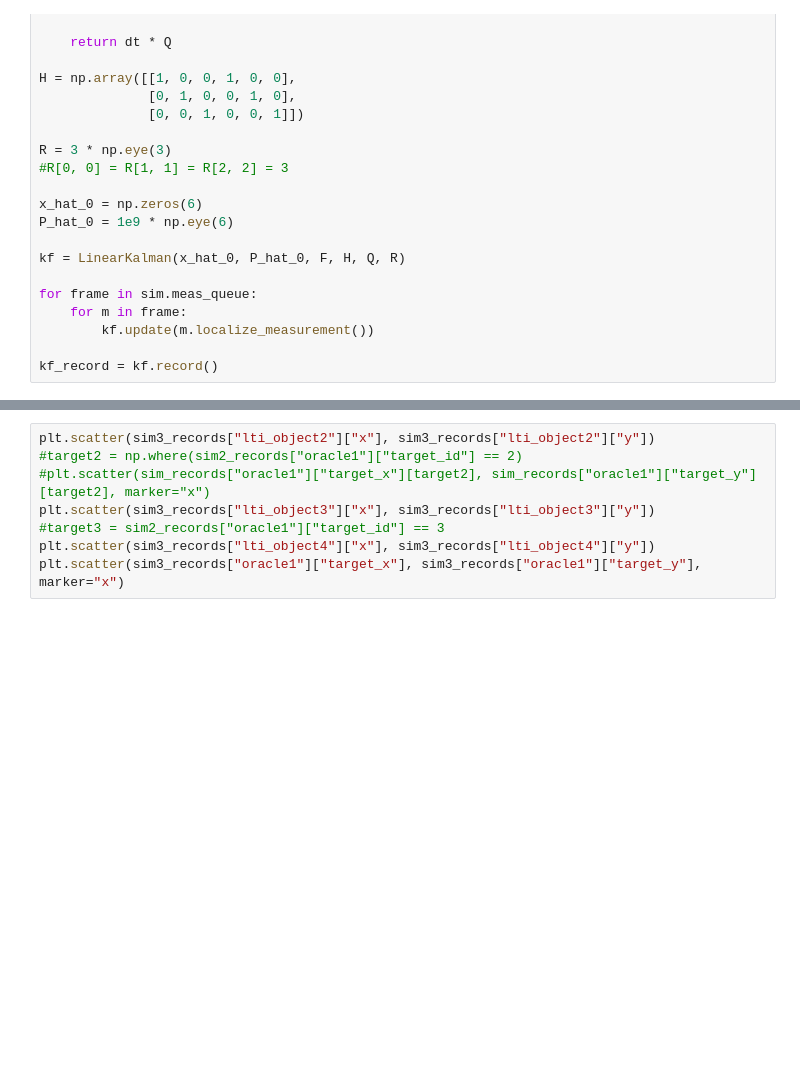
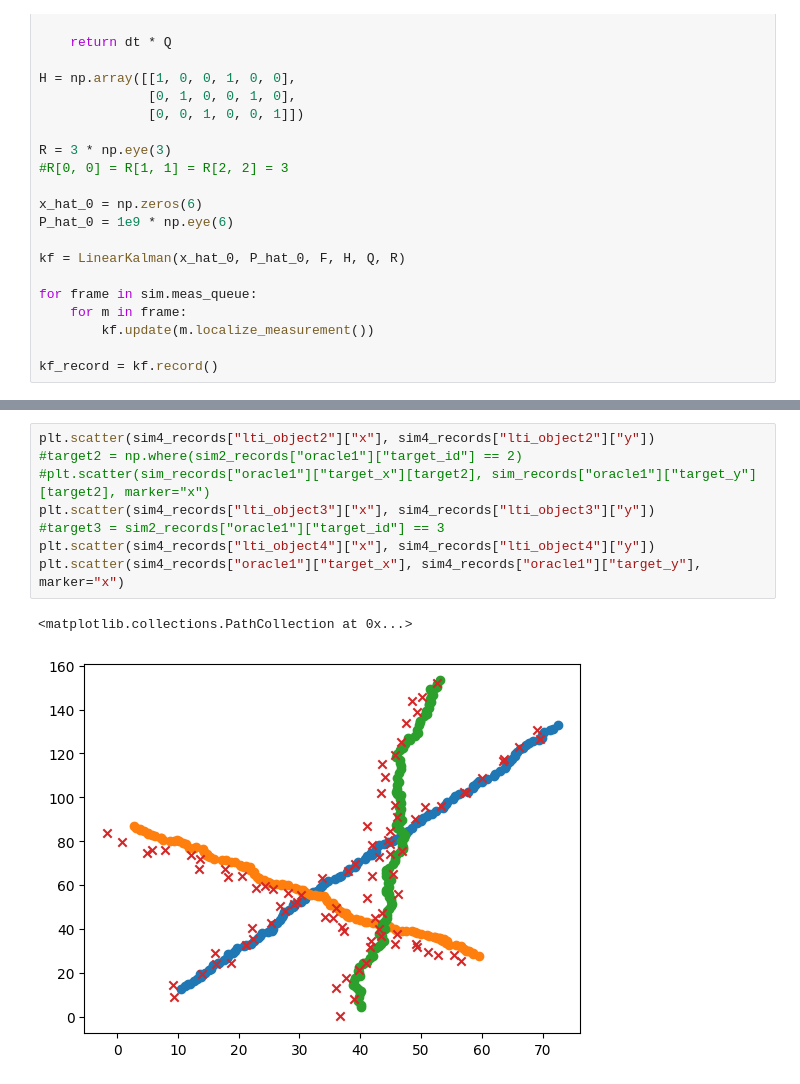
Before and after one commit to eholmgre/tda, a Jupyter notebook: notebook/Untitled.ipynb, the cells around one changed output, grey strips where cells are left out. Drawn from its saved outputs; the diff is of its cells as text; blank space fills up the shorter version.

```diff
--- a/notebook/Untitled.ipynb
+++ b/notebook/Untitled.ipynb
@@ -178,8 +205,11 @@ sim3_records = sim3.run()
 # %%
-plt.scatter(sim3_records["lti_object2"]["x"], sim3_records["lti_object2"]["y"])
+plt.scatter(sim4_records["lti_object2"]["x"], sim4_records["lti_object2"]["y"])
 #target2 = np.where(sim2_records["oracle1"]["target_id"] == 2)
 #plt.scatter(sim_records["oracle1"]["target_x"][target2], sim_records["oracle1"]["target_y"][target2], marker="x")
-plt.scatter(sim3_records["lti_object3"]["x"], sim3_records["lti_object3"]["y"])
+plt.scatter(sim4_records["lti_object3"]["x"], sim4_records["lti_object3"]["y"])
 #target3 = sim2_records["oracle1"]["target_id"] == 3
-plt.scatter(sim3_records["lti_object4"]["x"], sim3_records["lti_object4"]["y"])
-plt.scatter(sim3_records["oracle1"]["target_x"], sim3_records["oracle1"]["target_y"], marker="x")
+plt.scatter(sim4_records["lti_object4"]["x"], sim4_records["lti_object4"]["y"])
+plt.scatter(sim4_records["oracle1"]["target_x"], sim4_records["oracle1"]["target_y"], marker="x")
+# %% [output]
+<matplotlib.collections.PathCollection at 0x...>
+[figure, added]
```
Also changed, not shown: parts of 7 cells of this notebook, 6 other files.
